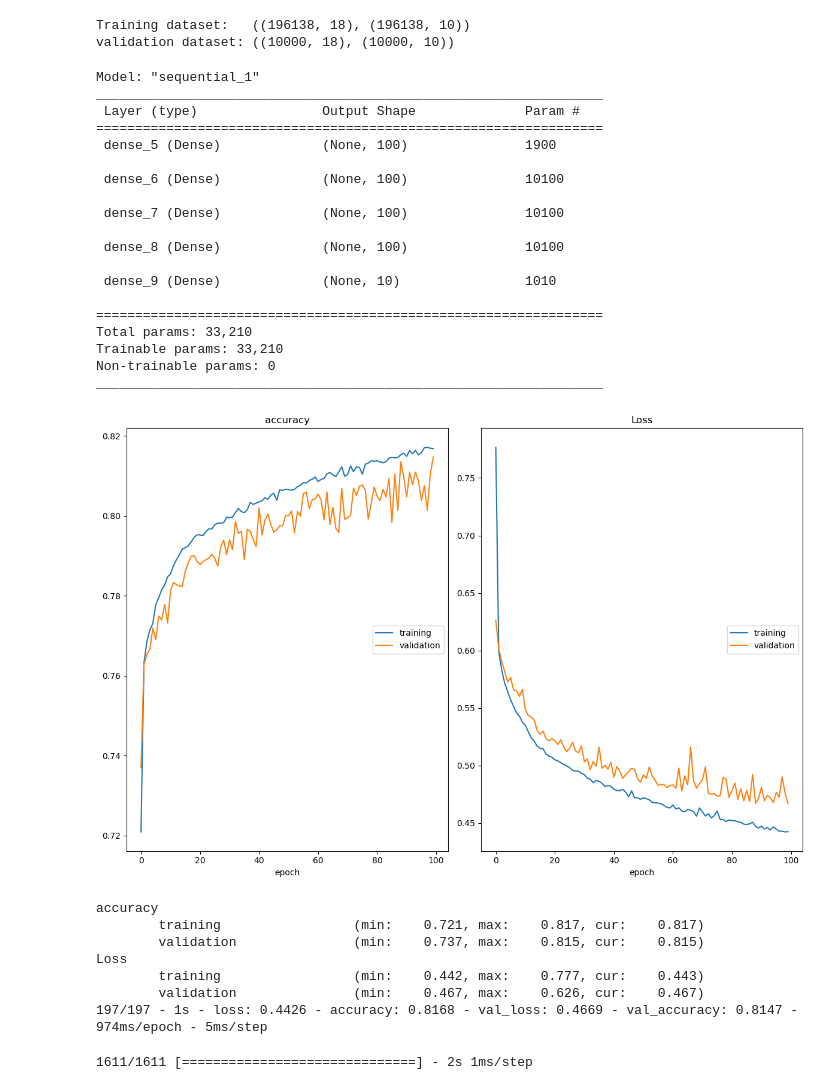
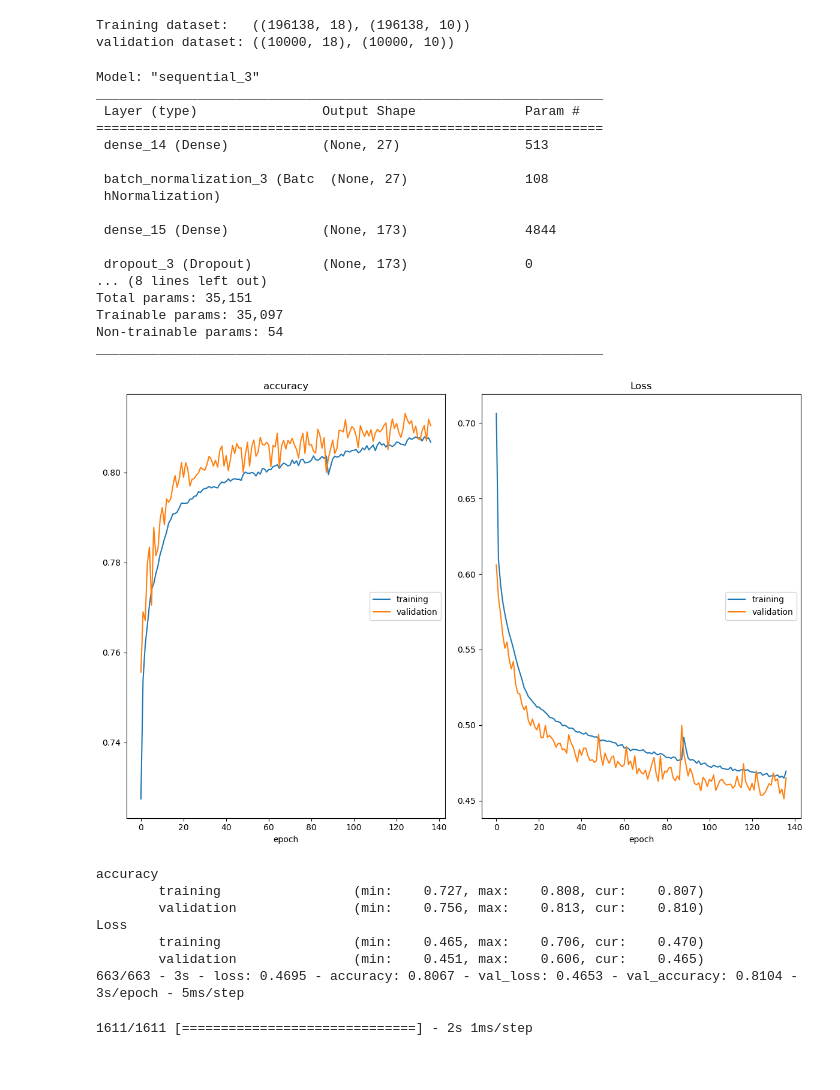
Before and after one commit to Janko-dev/ktai_ids, a Jupyter notebook: src/dnn_pca_ohe.ipynb, the cells around one changed output. Drawn from its saved outputs; the diff is of its cells as text; code cells hidden in the pictures.

Commit message:
bayesian optimization applied and models retrained

```diff
--- a/src/dnn_pca_ohe.ipynb
+++ b/src/dnn_pca_ohe.ipynb
@@ -184,10 +184,11 @@ Requirement already satisfied: six>=1.5 in c:\users\baljanj\anaconda3\envs\ktai\
 def create_binary_model():
     model = keras.Sequential(
         [
-            layers.Dense(20, activation='relu', input_dim=X_train.shape[1]),
-            layers.Dense(20, activation='relu', use_bias=True),
-            layers.Dense(20, activation='relu', use_bias=True),
-            layers.Dense(20, activation='relu', use_bias=True),
+            layers.Dense(43, activation='relu', input_dim=X_train.shape[1]),
+            layers.BatchNormalization(),
+            layers.Dropout(rate=0.028454008433744526),
+            layers.Dense(25, activation='relu', use_bias=True),
+            layers.Dense(90, activation='relu', use_bias=True),
             layers.Dense(1, activation='sigmoid', use_bias=True)
         ]
     )
@@ -222,8 +221,8 @@ import os
 checkpoint_path = "../models/model_dnn_b_pca_ohe.ckpt"
 checkpoint_dir = os.path.dirname(checkpoint_path)
 # %%
-EPOCHS = 100
-BATCH_SIZE = 1000
+EPOCHS = 407
+BATCH_SIZE = 540
 
 # Create a callback that saves the model's weights
 cp_callback = tf.keras.callbacks.ModelCheckpoint(filepath=checkpoint_path,
@@ -311,7 +310,7 @@ plt.show()
 # %%
 from sklearn.model_selection import train_test_split
 
-X_train, X_test, y_train, y_test = train_test_split(pca_df, pd.get_dummies(mc_labels), test_size=.2, random_state=42)
+X_train, X_test, y_train, y_test = train_test_split(pca_df, pd.get_dummies(mc_labels), stratify=pd.get_dummies(mc_labels), test_size=.2, random_state=42)
 
 (X_train.shape, X_test.shape, y_train.shape, y_test.shape)
 # %% [output]
@@ -339,10 +338,12 @@ validation dataset: ((10000, 18), (10000, 10))
 def create_multiclass_model():
     model = keras.Sequential(
         [
-            layers.Dense(100, activation='relu', input_dim=X_train.shape[1]),
-            layers.Dense(100, activation='relu', use_bias=True),
-            layers.Dense(100, activation='relu', use_bias=True),
-            layers.Dense(100, activation='relu', use_bias=True),
+            layers.Dense(27, activation='relu', input_dim=X_train.shape[1]),
+            layers.BatchNormalization(),
+            layers.Dense(173, activation='relu', use_bias=True),
+            layers.Dropout(rate=0.2942475563821516),
+            layers.Dense(151, activation='relu', use_bias=True),
+            layers.Dense(21, activation='relu', use_bias=True),
             layers.Dense(10, activation='softmax', use_bias=True)
         ]
     )
@@ -352,24 +353,22 @@ def create_multiclass_model():
 model = create_multiclass_model()
 model.summary()
 # %% [output]
-Model: "sequential_1"
+Model: "sequential_3"
 _________________________________________________________________
  Layer (type)                Output Shape              Param #
 =================================================================
- dense_5 (Dense)             (None, 100)               1900
+ dense_14 (Dense)            (None, 27)                513
 
- dense_6 (Dense)             (None, 100)               10100
+ batch_normalization_3 (Batc  (None, 27)               108
+ hNormalization)
 
- dense_7 (Dense)             (None, 100)               10100
+ dense_15 (Dense)            (None, 173)               4844
 
- dense_8 (Dense)             (None, 100)               10100
-
- dense_9 (Dense)             (None, 10)                1010
-
-=================================================================
-Total params: 33,210
-Trainable params: 33,210
-Non-trainable params: 0
+ dropout_3 (Dropout)         (None, 173)               0
+... (8 lines left out)
+Total params: 35,151
+Trainable params: 35,097
+Non-trainable params: 54
 _________________________________________________________________
 # %%
 import os
@@ -377,32 +376,32 @@ import os
 checkpoint_path = "../models/model_dnn_mc_pca_ohe.ckpt"
 checkpoint_dir = os.path.dirname(checkpoint_path)
 # %%
-EPOCHS = 100
-BATCH_SIZE = 1000
+EPOCHS = 137
+BATCH_SIZE = 296
 
 # Create a callback that saves the model's weights
 cp_callback = tf.keras.callbacks.ModelCheckpoint(filepath=checkpoint_path,
                                                  save_weights_only=True,
                                                  verbose=1,
                                                  save_freq=BATCH_SIZE)
 
 history = model.fit(X_train,
                     y_train,
                     validation_data=(X_val, y_val),
                     epochs=EPOCHS,
                     batch_size=BATCH_SIZE,
                     shuffle=True,
                     verbose=2,
                     callbacks=[PlotLossesKeras(), cp_callback])
 # %% [output]
-[figure, old version]
+[figure, new version]
 accuracy
-        training                 (min:    0.721, max:    0.817, cur:    0.817)
-        validation               (min:    0.737, max:    0.815, cur:    0.815)
+        training                 (min:    0.727, max:    0.808, cur:    0.807)
+        validation               (min:    0.756, max:    0.813, cur:    0.810)
 Loss
-        training                 (min:    0.442, max:    0.777, cur:    0.443)
-        validation               (min:    0.467, max:    0.626, cur:    0.467)
-197/197 - 1s - loss: 0.4426 - accuracy: 0.8168 - val_loss: 0.4669 - val_accuracy: 0.8147 - 974ms/epoch - 5ms/step
+        training                 (min:    0.465, max:    0.706, cur:    0.470)
+        validation               (min:    0.451, max:    0.606, cur:    0.465)
+663/663 - 3s - loss: 0.4695 - accuracy: 0.8067 - val_loss: 0.4653 - val_accuracy: 0.8104 - 3s/epoch - 5ms/step
 # %%
 y_pred = model.predict(X_test)
 # %% [output]
```
Also changed, not shown: parts of 13 cells of this notebook, 13 other files.
